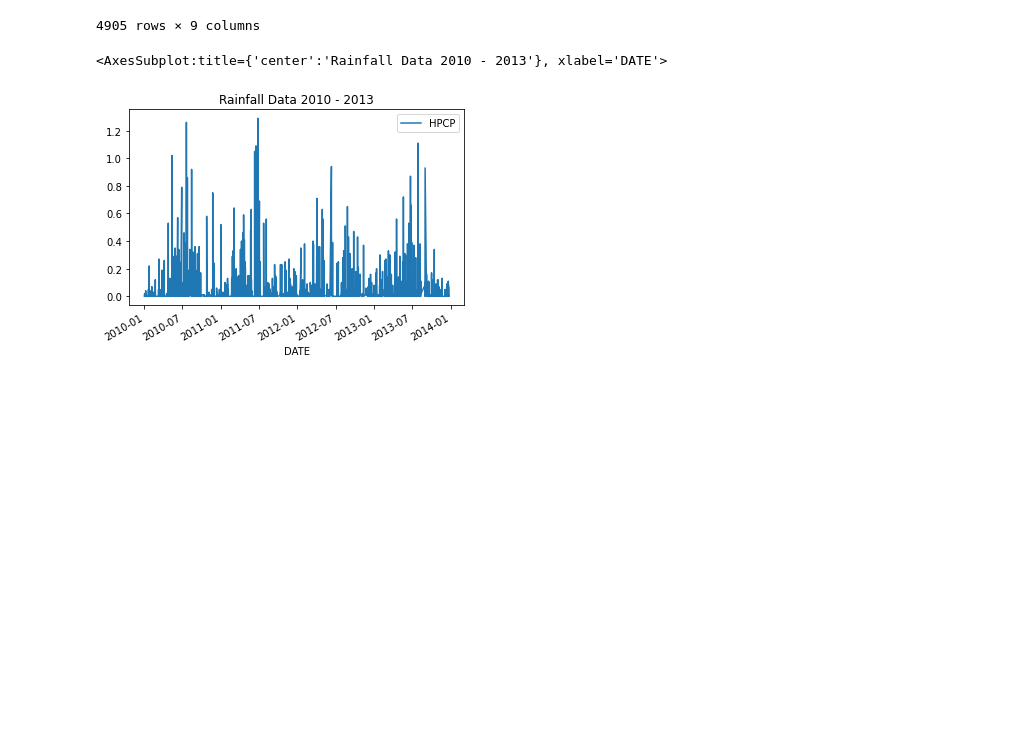
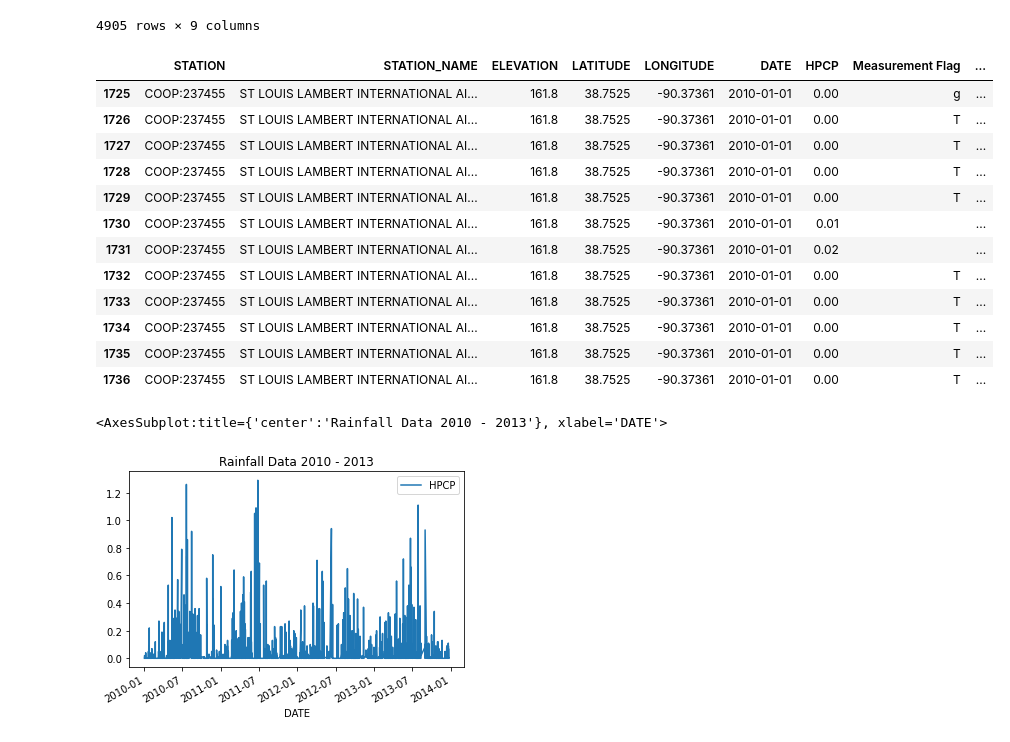
Before and after one commit to gbroques/rain-water-harvesting-simulation, a Jupyter notebook: rwhs.ipynb, the cells around one changed output. Cells and saved outputs as stored; diff of their text form; code cells hidden in the pictures; blank space fills up the shorter version.

```diff
--- a/rwhs.ipynb
+++ b/rwhs.ipynb
@@ -88,6 +88,23 @@ df
 | 6628 | COOP:237455 | ST LOUIS LAMBERT INTERNATIONAL AI... | 161.8 | 38.7525 | -90.37360 | 2013-12-23 19:00:00 | 0.0 | T | ... |
 | 6629 | COOP:237455 | ST LOUIS LAMBERT INTERNATIONAL AI... | 161.8 | 38.7525 | -90.37360 | 2013-12-23 20:00:00 | 0.0 | T | ... |
 4905 rows × 9 columns
+# %%
+# first 12 rows are for Jan 1st, 2010.
+df[:12]
+# %% [output]
+|  | STATION | STATION_NAME | ELEVATION | LATITUDE | LONGITUDE | DATE | HPCP | Measurement Flag | ... |
+| 1725 | COOP:237455 | ST LOUIS LAMBERT INTERNATIONAL AI... | 161.8 | 38.7525 | -90.37361 | 2010-01-01 | 0.00 | g | ... |
+| 1726 | COOP:237455 | ST LOUIS LAMBERT INTERNATIONAL AI... | 161.8 | 38.7525 | -90.37361 | 2010-01-01 | 0.00 | T | ... |
+| 1727 | COOP:237455 | ST LOUIS LAMBERT INTERNATIONAL AI... | 161.8 | 38.7525 | -90.37361 | 2010-01-01 | 0.00 | T | ... |
+| 1728 | COOP:237455 | ST LOUIS LAMBERT INTERNATIONAL AI... | 161.8 | 38.7525 | -90.37361 | 2010-01-01 | 0.00 | T | ... |
+| 1729 | COOP:237455 | ST LOUIS LAMBERT INTERNATIONAL AI... | 161.8 | 38.7525 | -90.37361 | 2010-01-01 | 0.00 | T | ... |
+| 1730 | COOP:237455 | ST LOUIS LAMBERT INTERNATIONAL AI... | 161.8 | 38.7525 | -90.37361 | 2010-01-01 | 0.01 |  | ... |
+| 1731 | COOP:237455 | ST LOUIS LAMBERT INTERNATIONAL AI... | 161.8 | 38.7525 | -90.37361 | 2010-01-01 | 0.02 |  | ... |
+| 1732 | COOP:237455 | ST LOUIS LAMBERT INTERNATIONAL AI... | 161.8 | 38.7525 | -90.37361 | 2010-01-01 | 0.00 | T | ... |
+| 1733 | COOP:237455 | ST LOUIS LAMBERT INTERNATIONAL AI... | 161.8 | 38.7525 | -90.37361 | 2010-01-01 | 0.00 | T | ... |
+| 1734 | COOP:237455 | ST LOUIS LAMBERT INTERNATIONAL AI... | 161.8 | 38.7525 | -90.37361 | 2010-01-01 | 0.00 | T | ... |
+| 1735 | COOP:237455 | ST LOUIS LAMBERT INTERNATIONAL AI... | 161.8 | 38.7525 | -90.37361 | 2010-01-01 | 0.00 | T | ... |
+| 1736 | COOP:237455 | ST LOUIS LAMBERT INTERNATIONAL AI... | 161.8 | 38.7525 | -90.37361 | 2010-01-01 | 0.00 | T | ... |
 # %%
 df.plot(kind='line', x='DATE', y='HPCP', title='Rainfall Data 2010 - 2013')
 # %% [output]
```
Also changed, not shown: parts of 4 cells of this notebook.
